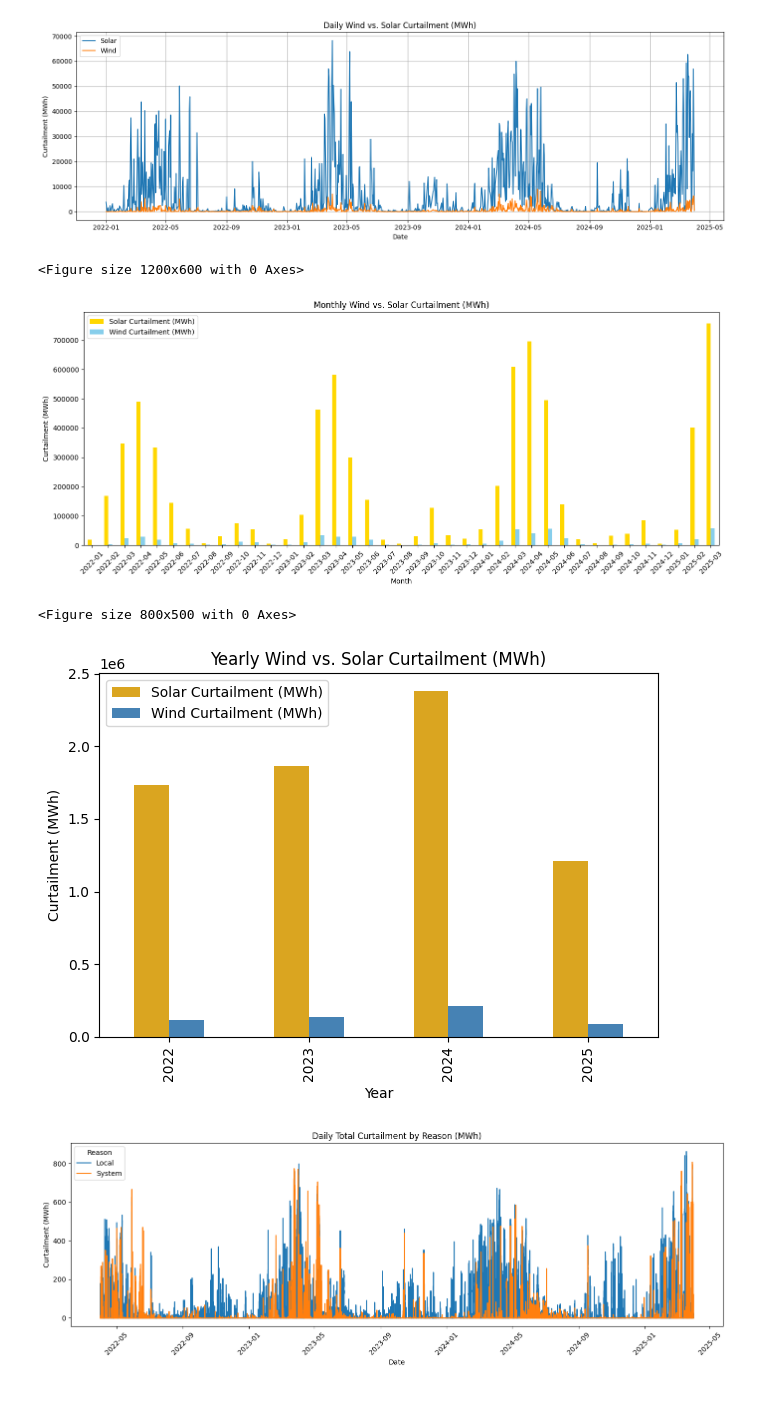
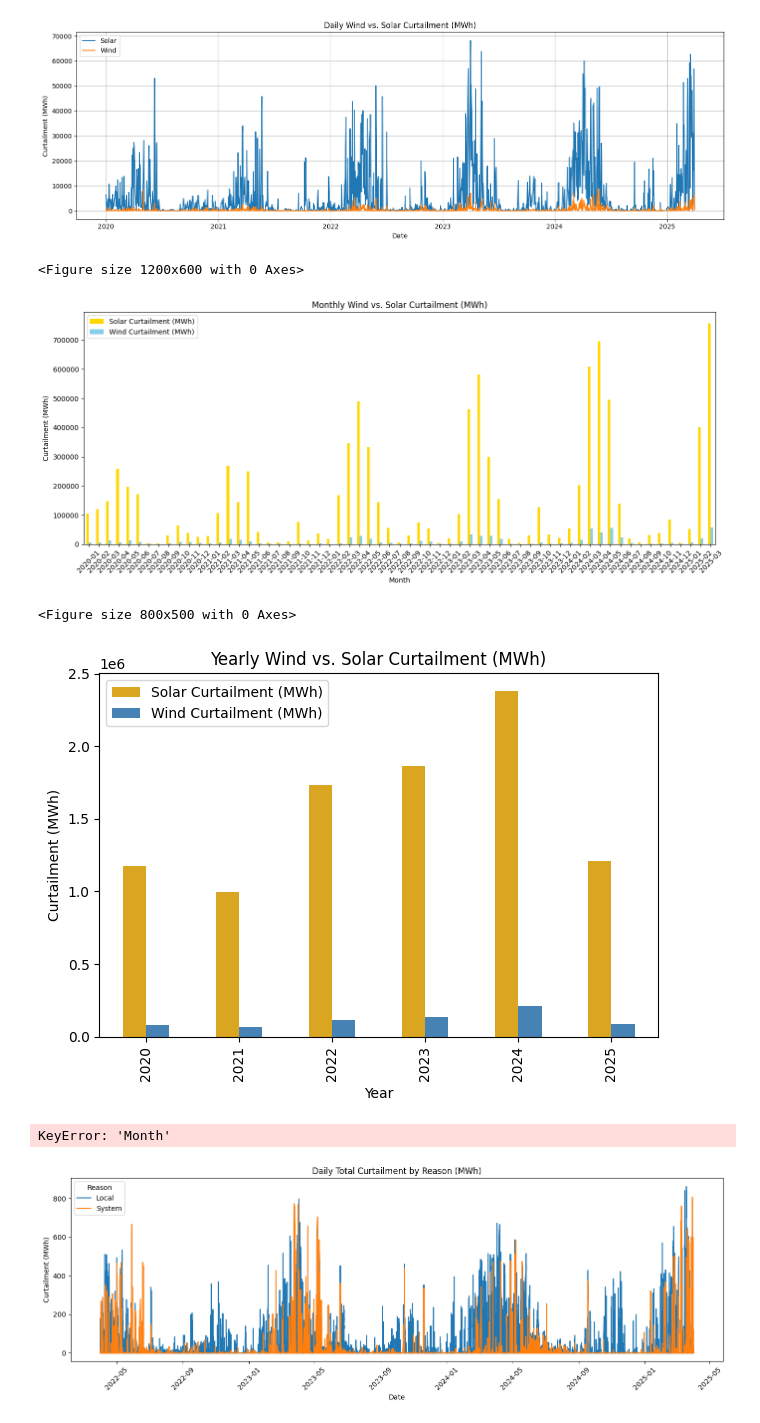
Before and after one commit to pennsail/Curtailed-2-Compute, a Jupyter notebook: notebooks/01_curtailed_energy_analysis.ipynb, the cells around one changed output. Saved outputs shown, nothing was run; the diff lists cells and outputs as text; code cells hidden in the pictures.

```diff
--- a/notebooks/01_curtailed_energy_analysis.ipynb
+++ b/notebooks/01_curtailed_energy_analysis.ipynb
@@ -12,7 +12,7 @@ pd.set_option('display.max_columns', None)
 # STEP 1: Load and Combine Yearly Excel Files
 # ---------------------------------------------
 data_dir = Path("../data")
-years = [2022, 2023, 2024, 2025]
+years = [2020, 2021, 2022, 2023, 2024, 2025]
 combined_df = []
 
 for year in years:
@@ -57,6 +57,7 @@ curtailment_df.head()
 # Drop rows with missing values to ensure clean aggregation
 curtailment_df_clean = curtailment_df.copy()
 curtailment_df_clean['Date'] = pd.to_datetime(curtailment_df_clean['Date'])
+curtailment_df_clean['Month'] = curtailment_df_clean['Datetime'].dt.to_period('M')
 curtailment_df_clean = curtailment_df_clean.dropna(subset=['Solar Curtailment (MWh)', 'Wind Curtailment (MWh)'])
 
 # Daily totals
@@ -85,36 +86,36 @@ plt.legend()
 plt.tight_layout()
 plt.grid(True)
 plt.show()
 
 # Plot monthly curtailment
 plt.figure(figsize=(12, 6))
 monthly_curtailment['Month'] = monthly_curtailment['Month'].astype(str)  # for x-axis labels
 monthly_curtailment.set_index('Month')[['Solar Curtailment (MWh)', 'Wind Curtailment (MWh)']].plot(
     kind='bar', stacked=False, figsize=(14, 6), color=['gold', 'skyblue']
 )
 plt.title("Monthly Wind vs. Solar Curtailment (MWh)")
 plt.xlabel("Month")
 plt.ylabel("Curtailment (MWh)")
 plt.xticks(rotation=45)
 plt.tight_layout()
 plt.show()
 
 # Plot yearly curtailment
 plt.figure(figsize=(8, 5))
 yearly_curtailment.set_index('Year')[['Solar Curtailment (MWh)', 'Wind Curtailment (MWh)']].plot(
     kind='bar', stacked=False, color=['goldenrod', 'steelblue']
 )
 plt.title("Yearly Wind vs. Solar Curtailment (MWh)")
 plt.xlabel("Year")
 plt.ylabel("Curtailment (MWh)")
 plt.tight_layout()
 plt.show()
 # %% [output]
-[figure, old version]
+[figure, new version]
 <Figure size 1200x600 with 0 Axes>
-[figure, old version]
+[figure, new version]
 <Figure size 800x500 with 0 Axes>
-[figure, old version]
+[figure, new version]
 # %%
 # ---------------------------------------------
 # STEP 4: Aggregate by Time and Reason
@@ -127,7 +128,6 @@ daily = curtailment_df.groupby(['Datetime', 'Reason']).agg({
 daily['Date'] = daily['Datetime'].dt.date
 
 # Monthly summary
-curtailment_df['Month'] = curtailment_df['Datetime'].dt.to_period('M')
 monthly = curtailment_df.groupby(['Month', 'Reason'])[
     ['Solar Curtailment (MWh)', 'Wind Curtailment (MWh)', 'Total Curtailment (MW) (MWh)']
 ].sum().reset_index()
@@ -141,6 +141,8 @@ yearly = curtailment_df.groupby(['Year', 'Reason'])[
 # daily.to_csv("../outputs/daily_curtailment_breakdown.csv", index=False)
 # monthly.to_csv("../outputs/monthly_curtailment_breakdown.csv", index=False)
 # yearly.to_csv("../outputs/yearly_curtailment_breakdown.csv", index=False)
+# %% [output]
+KeyError: 'Month'
 # %%
 # ---------------------------------------------
 # DAILY CURTAILMENT TRENDS
```
Also changed, not shown: parts of 19 cells of this notebook.
